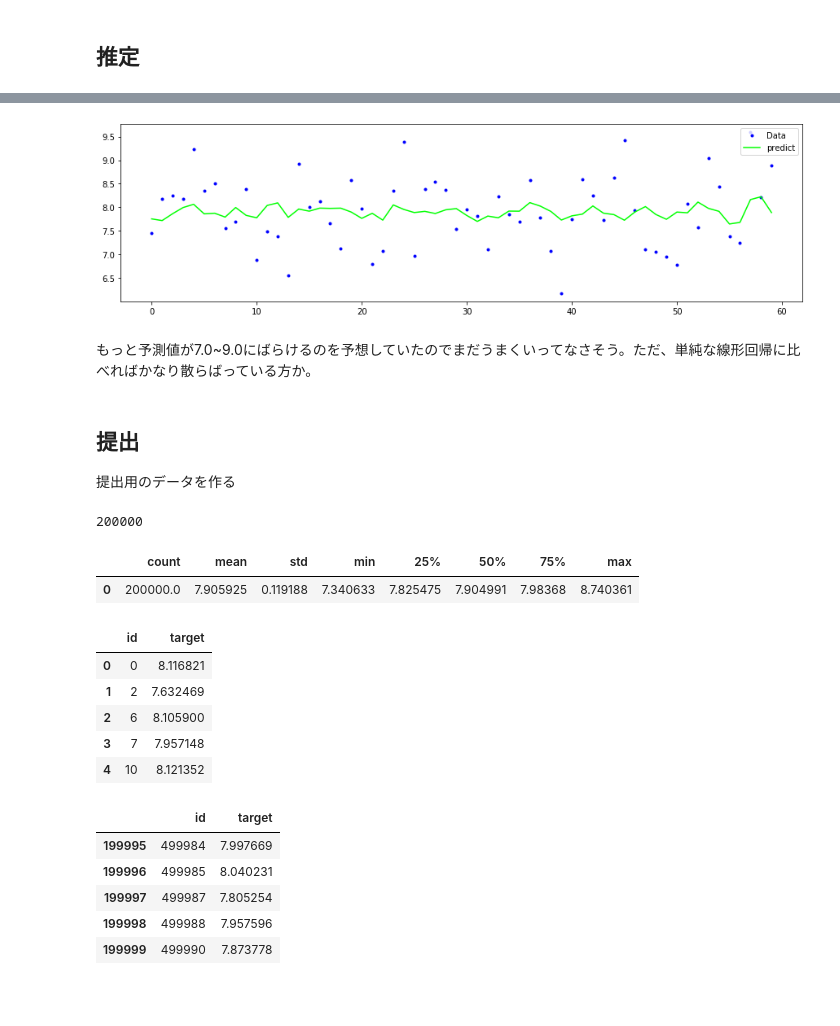
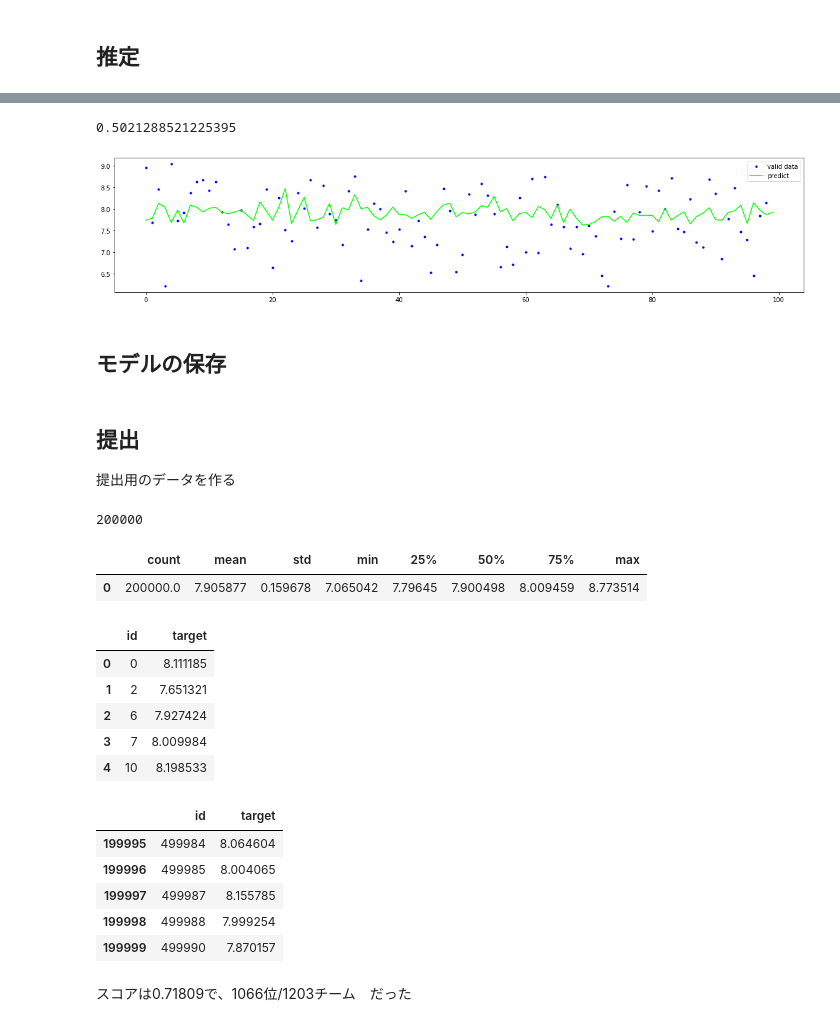
Before and after one commit to ryuji-hashimoto0110/Kaggle, a Jupyter notebook: tabular-playground-series-jan-2021/Regression.ipynb, the cells around one changed output, grey strips where cells are left out. Cells and saved outputs as stored; diff of their text form; code cells hidden in the pictures; blank space fills up the shorter version.

Commit message:
2nd submission in tabular-playground-series-jan-2021

```diff
--- a/tabular-playground-series-jan-2021/Regression.ipynb
+++ b/tabular-playground-series-jan-2021/Regression.ipynb
@@ -182,0 +234,23 @@ y = gmm.predict(x_axis, valid_X) # 条件付き確率分布(列番号x_axisま
+# %%
+# n_components = 22でデータ数を増やして学習
+n = 200000
+train_Xt = train.iloc[:n, 1:].values # contを並べた行列Xとtargetベクトルtを並べた行列
+train_X = train.iloc[:n, 1:-1].values # contを並べた行列
+train_t = train.iloc[:n, -1].values # targetを並べたベクトル
+
+valid_Xt = train.iloc[n:n+100, 1:].values
+valid_X = train.iloc[n:n+100, 1:-1].values
+valid_t = train.iloc[n:n+100, -1].values
+
+gmm22 = GMM(n_components = 22)
+gmm22.from_samples(train_Xt)
+x_axis = np.arange(14)
+y = gmm22.predict(x_axis, train_X)
+print(np.sum((train_t - y.ravel()) ** 2) / 20000) #間違えて/5000
+
+# プロット
+plt.figure(figsize = (20,4))
+plt.plot(train_t.ravel()[:100], marker = '.', linestyle = 'None', color = 'blue', label = 'train data')
+plt.plot(y.ravel()[:100], linestyle = '-', color = 'lime', label = 'predict')
+plt.legend(loc = 'upper right')
+plt.show()
@@ -183,11 +260,14 @@ y = gmm.predict(x_axis, valid_X) # 条件付き確率分布(列番号x_axisま
 # %%
-# プロット
-plt.figure(figsize = (15,4))
-plt.plot(valid_t, marker = '.', linestyle = 'None', color = 'blue', label = 'Data')
+y = gmm22.predict(x_axis, valid_X)
+print(np.sum((valid_t - y.ravel()) ** 2) / 100)
+
+plt.figure(figsize = (20,4))
+plt.plot(valid_t, marker = '.', linestyle = 'None', color = 'blue', label = 'valid data')
 plt.plot(y, linestyle = '-', color = 'lime', label = 'predict')
 plt.legend(loc = 'upper right')
 plt.show()
 # %% [output]
+0.5021288521225395
-[figure, old version]
+[figure, new version]
-# %% [markdown]
-もっと予測値が7.0~9.0にばらけるのを予想していたのでまだうまくいってなさそう。ただ、単純な線形回帰に比べればかなり散らばっている方か。
+# %% [markdown]
+## モデルの保存
@@ -198,30 +286,30 @@ plt.show()
 # %%
 test_X = test.iloc[:, 1:].values
 x_axis = np.arange(14)
-prediction = gmm.predict(x_axis, test_X)
+prediction = gmm22.predict(x_axis, test_X)
 print(len(prediction))
 pd.DataFrame(pd.Series(prediction.ravel()).describe()).transpose()
 # %% [output]
 200000
 |  | count | mean | std | min | 25% | 50% | 75% | max |
-| 0 | 200000.0 | 7.905925 | 0.119188 | 7.340633 | 7.825475 | 7.904991 | 7.98368 | 8.740361 |
+| 0 | 200000.0 | 7.905877 | 0.159678 | 7.065042 | 7.79645 | 7.900498 | 8.009459 | 8.773514 |
 # %%
-submission1 = pd.DataFrame({'id': test['id'], 'target': prediction.ravel()})
-submission1.head()
+submission2 = pd.DataFrame({'id': test['id'], 'target': prediction.ravel()})
+submission2.head()
 # %% [output]
 |  | id | target |
-| 0 | 0 | 8.116821 |
-| 1 | 2 | 7.632469 |
-| 2 | 6 | 8.105900 |
-| 3 | 7 | 7.957148 |
-| 4 | 10 | 8.121352 |
+| 0 | 0 | 8.111185 |
+| 1 | 2 | 7.651321 |
+| 2 | 6 | 7.927424 |
+| 3 | 7 | 8.009984 |
+| 4 | 10 | 8.198533 |
 # %%
-submission1.tail()
+submission2.tail()
 # %% [output]
 |  | id | target |
-| 199995 | 499984 | 7.997669 |
-| 199996 | 499985 | 8.040231 |
-| 199997 | 499987 | 7.805254 |
-| 199998 | 499988 | 7.957596 |
-| 199999 | 499990 | 7.873778 |
+| 199995 | 499984 | 8.064604 |
+| 199996 | 499985 | 8.004065 |
+| 199997 | 499987 | 8.155785 |
+| 199998 | 499988 | 7.999254 |
+| 199999 | 499990 | 7.870157 |
 # %%
@@ -228,0 +317,2 @@ submission1.to_csv("submission1.csv", index = False)
+# %% [markdown]
+スコアは0.71809で、1066位/1203チーム　だった
```
Also changed, not shown: parts of 9 cells of this notebook.
